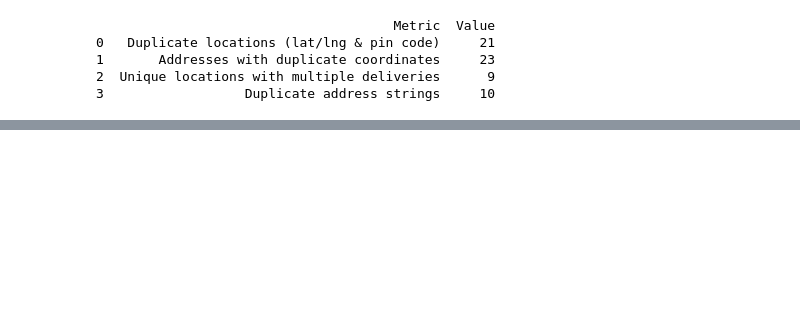
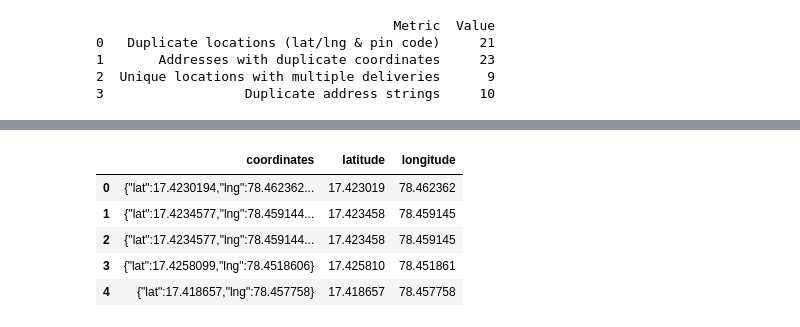
Before and after one commit to jaroxciv/routing, a Jupyter notebook: code/exploration.ipynb, the cells around one changed output, grey strips where cells are left out. Drawn from its saved outputs; the diff is of its cells as text; code cells hidden in the pictures; blank space fills up the shorter version.

```diff
--- a/code/exploration.ipynb
+++ b/code/exploration.ipynb
@@ -515,0 +630,19 @@ print(summary_table)
+# %%
+import json
+
+def extract_lat_lng(coord_str):
+    try:
+        coord_dict = json.loads(coord_str.replace("'", "\""))
+        return coord_dict['lat'], coord_dict['lng']
+    except Exception as e:
+        return None, None
+
+df['latitude'], df['longitude'] = zip(*df['coordinates'].map(extract_lat_lng))
+df[['coordinates', 'latitude', 'longitude']].head()
+# %% [output]
+|  | coordinates | latitude | longitude |
+| 0 | {"lat":17.4230194,"lng":78.462362... | 17.423019 | 78.462362 |
+| 1 | {"lat":17.4234577,"lng":78.459144... | 17.423458 | 78.459145 |
+| 2 | {"lat":17.4234577,"lng":78.459144... | 17.423458 | 78.459145 |
+| 3 | {"lat":17.4258099,"lng":78.4518606} | 17.425810 | 78.451861 |
+| 4 | {"lat":17.418657,"lng":78.457758} | 17.418657 | 78.457758 |
```
Also changed, not shown: parts of 11 cells of this notebook.
